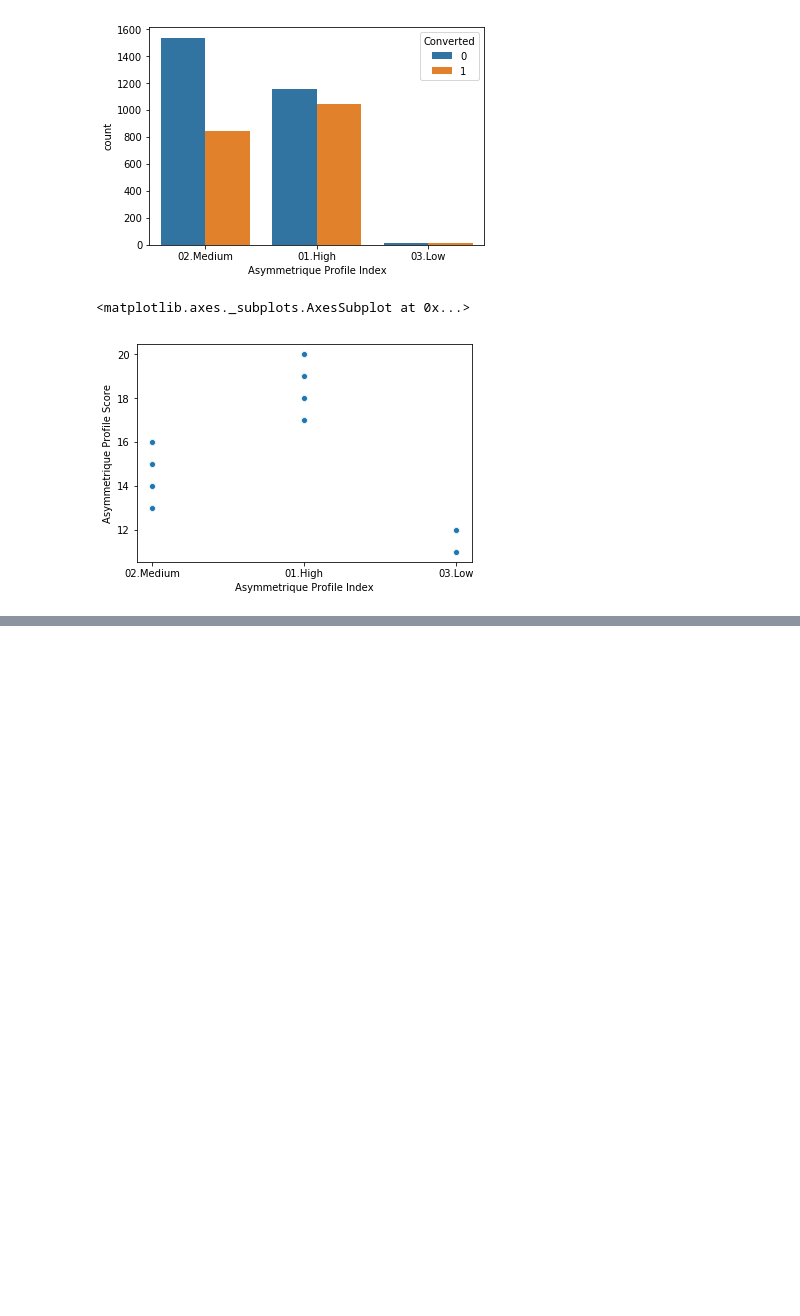
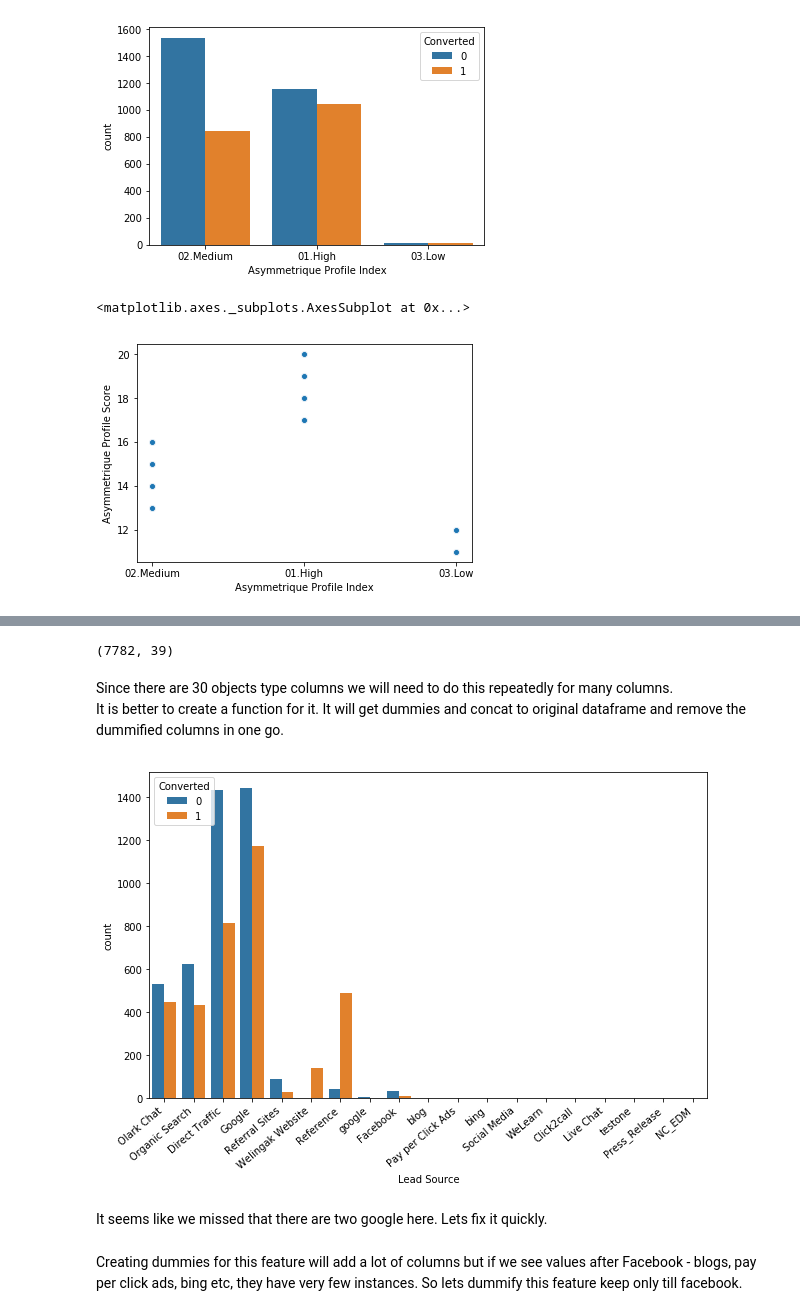
Before and after one commit to patwadeepak/lead_scoring, a Jupyter notebook: lead_scoring.ipynb, the cells around one changed output, grey strips where cells are left out. Drawn from its saved outputs; the diff is of its cells as text; code cells hidden in the pictures; blank space fills up the shorter version.

```diff
--- a/lead_scoring.ipynb
+++ b/lead_scoring.ipynb
@@ -543,0 +639,6 @@ score = df[['Asymmetrique Activity Score', 'TotalVisits','Total Time Spent on We
+# %%
+df.shape
+# %% [output]
+(7782, 39)
+# %% [markdown]
+Since there are 30 objects type columns we will need to do this repeatedly for many columns.<br>It is better to create a function for it. It will get dummies and concat to original dataframe and remove the dummified columns in one go.
@@ -543,0 +649,10 @@ score = df[['Asymmetrique Activity Score', 'TotalVisits','Total Time Spent on We
+# %%
+# Lead Source
+plt.figure(figsize=(10,6))
+ax = sns.countplot(x=df['Lead Source'], hue=df['Converted'])
+ax.set_xticklabels(ax.get_xticklabels(), rotation=40, ha="right")
+plt.show()
+# %% [output]
+[figure, added]
+# %% [markdown]
+It seems like we missed that there are two google here. Lets fix it quickly.
@@ -543,0 +661,2 @@ score = df[['Asymmetrique Activity Score', 'TotalVisits','Total Time Spent on We
+# %% [markdown]
+Creating dummies for this feature will add a lot of columns but if we see values after Facebook - blogs, pay per click ads, bing etc, they have very few instances. So lets dummify this feature keep only till facebook.
```
Also changed, not shown: parts of 114 cells of this notebook, 1 other file.
